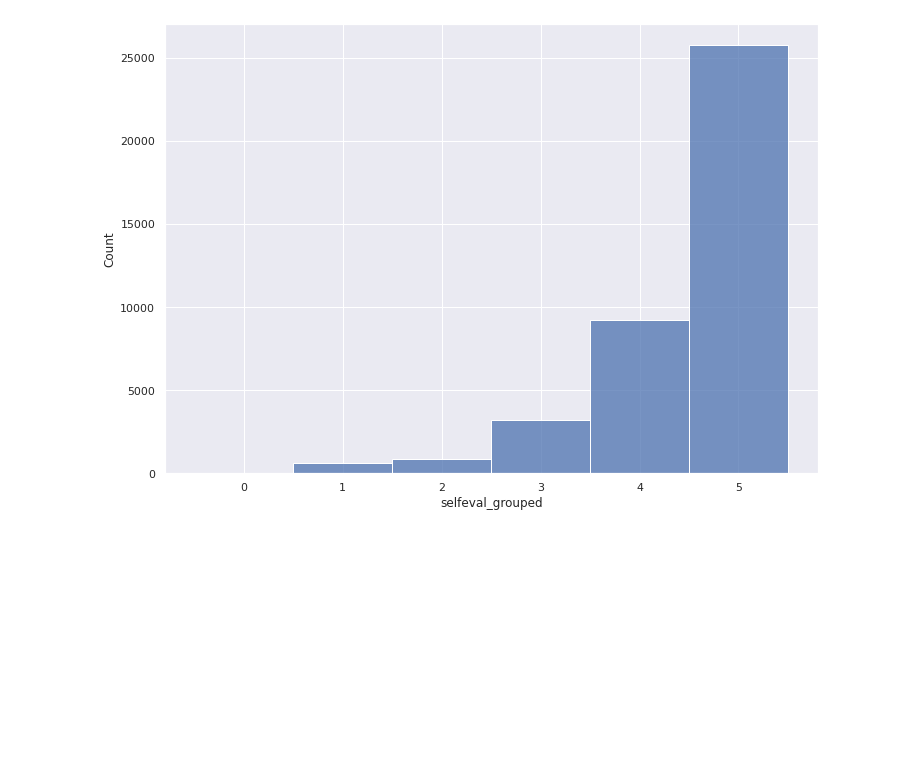
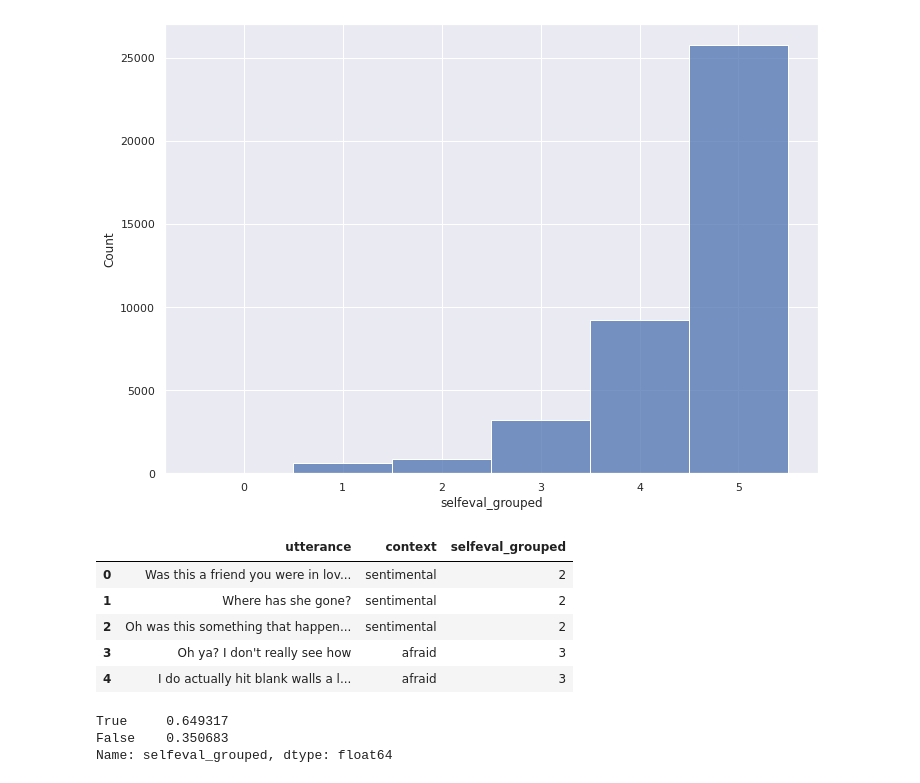
Before and after one commit to wilmeragsgh/philia, a Jupyter notebook: experiments/eda.ipynb, the cells around one changed output. Saved outputs shown, nothing was run; the diff lists cells and outputs as text; code cells hidden in the pictures; blank space fills up the shorter version.

Commit message:
feat: Reformat data for empathetic evaluation

```diff
--- a/experiments/eda.ipynb
+++ b/experiments/eda.ipynb
@@ -202,3 +202,22 @@ sns.histplot(df_empathetic["selfeval_grouped"], discrete=True)
 [figure]
 # %%
 df_empathetic.to_csv("data/preprocessed/empathy_assessment.csv", index=False)
+# %%
+import pandas as pd
+
+df_empathetic = pd.read_csv("data/preprocessed/empathy_assessment.csv")
+df_empathetic.head()
+# %% [output]
+|  | utterance | context | selfeval_grouped |
+| 0 | Was this a friend you were in lov... | sentimental | 2 |
+| 1 | Where has she gone? | sentimental | 2 |
+| 2 | Oh was this something that happen... | sentimental | 2 |
+| 3 | Oh ya? I don't really see how | afraid | 3 |
+| 4 | I do actually hit blank walls a l... | afraid | 3 |
+# %%
+max_val = df_empathetic["selfeval_grouped"] == 5
+max_val.value_counts(normalize=True)
+# %% [output]
+True     0.649317
+False    0.350683
+Name: selfeval_grouped, dtype: float64
```
